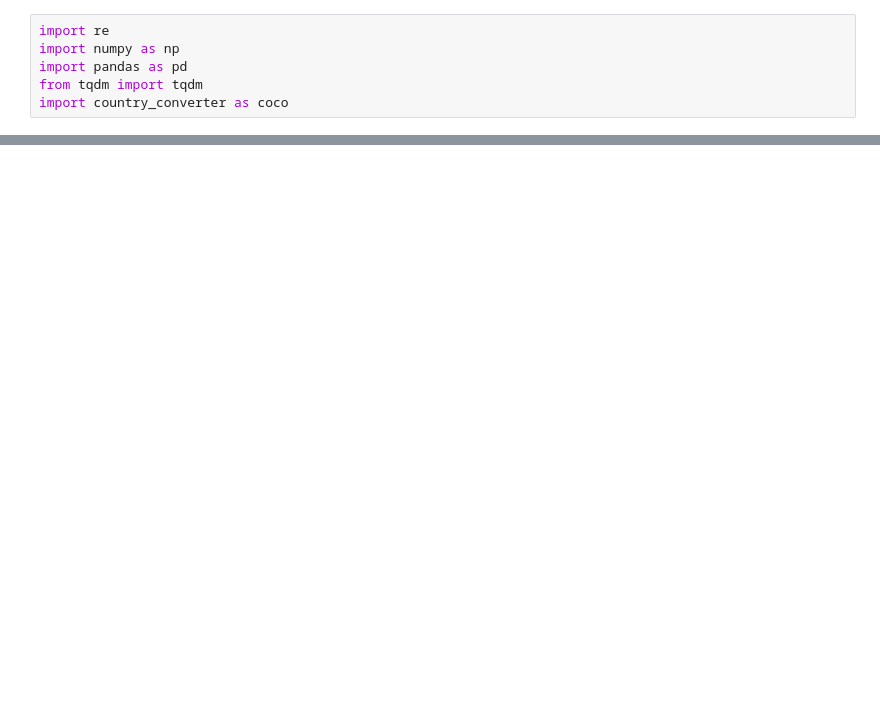
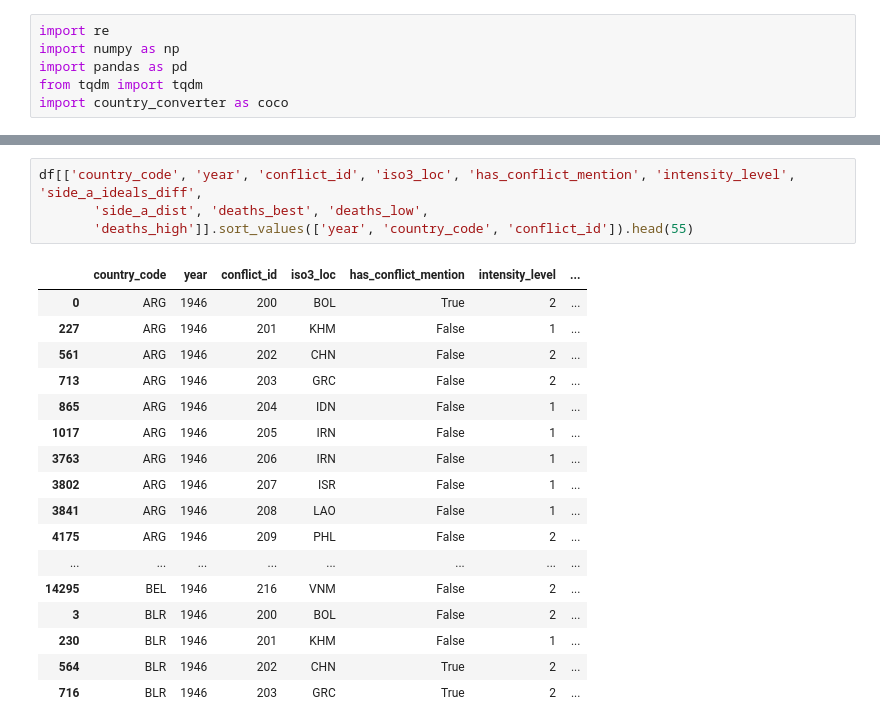
Before and after one commit to semkjaer/fundamentals_of_data_science, a Jupyter notebook: notebooks/eda_sem_new.ipynb, the cells around one changed output, grey strips where cells are left out. Cells and saved outputs as stored; diff of their text form; blank space fills up the shorter version.

```diff
--- a/notebooks/eda_sem_new.ipynb
+++ b/notebooks/eda_sem_new.ipynb
@@ -43,0 +54,22 @@ Index(['conflict_id', 'location', 'side_a', 'side_a_id', 'side_a_2nd',
+# %%
+df[['country_code', 'year', 'conflict_id', 'iso3_loc', 'has_conflict_mention', 'intensity_level', 'side_a_ideals_diff',
+       'side_a_dist', 'deaths_best', 'deaths_low',
+       'deaths_high']].sort_values(['year', 'country_code', 'conflict_id']).head(55)
+# %% [output]
+|  | country_code | year | conflict_id | iso3_loc | has_conflict_mention | intensity_level | ... |
+| 0 | ARG | 1946 | 200 | BOL | True | 2 | ... |
+| 227 | ARG | 1946 | 201 | KHM | False | 1 | ... |
+| 561 | ARG | 1946 | 202 | CHN | False | 2 | ... |
+| 713 | ARG | 1946 | 203 | GRC | False | 2 | ... |
+| 865 | ARG | 1946 | 204 | IDN | False | 1 | ... |
+| 1017 | ARG | 1946 | 205 | IRN | False | 1 | ... |
+| 3763 | ARG | 1946 | 206 | IRN | False | 1 | ... |
+| 3802 | ARG | 1946 | 207 | ISR | False | 1 | ... |
+| 3841 | ARG | 1946 | 208 | LAO | False | 1 | ... |
+| 4175 | ARG | 1946 | 209 | PHL | False | 2 | ... |
+| ... | ... | ... | ... | ... | ... | ... | ... |
+| 14295 | BEL | 1946 | 216 | VNM | False | 2 | ... |
+| 3 | BLR | 1946 | 200 | BOL | False | 2 | ... |
+| 230 | BLR | 1946 | 201 | KHM | False | 1 | ... |
+| 564 | BLR | 1946 | 202 | CHN | True | 2 | ... |
+| 716 | BLR | 1946 | 203 | GRC | True | 2 | ... |
```
Also changed, not shown: parts of 5 cells of this notebook.
